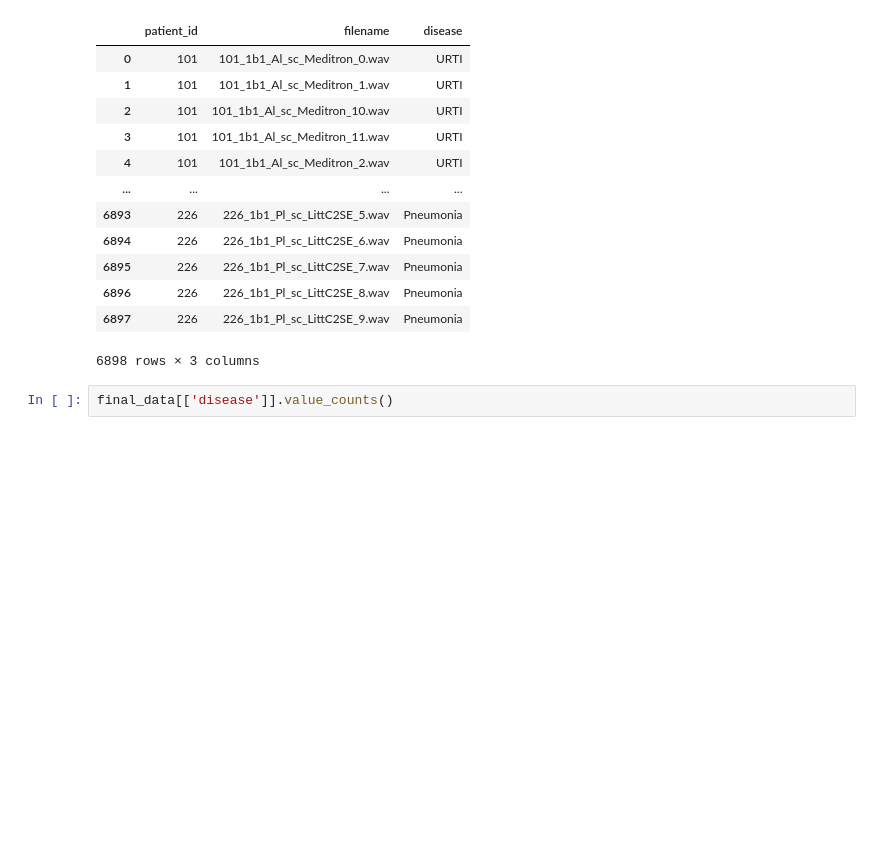
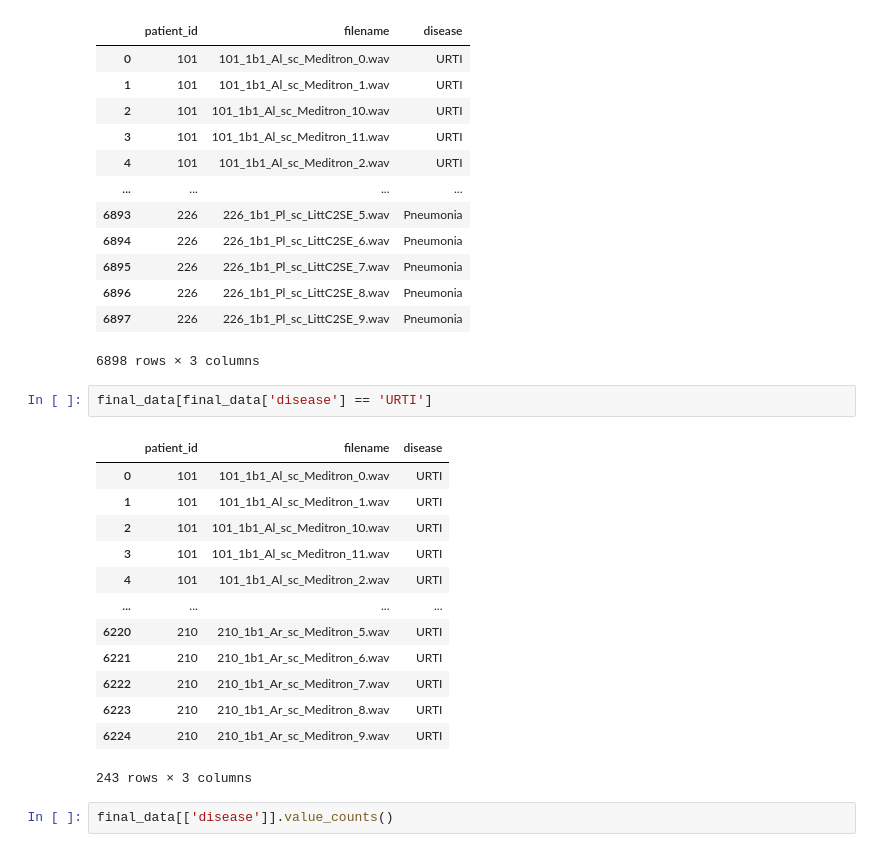
Before and after one commit to mahesh15913/Analysis-Prediction-of-Lung-diseases-using-Lung-Beats, a Jupyter notebook: lung.ipynb, the cells around one changed output. Drawn from its saved outputs; the diff is of its cells as text; blank space fills up the shorter version.

```diff
--- a/lung.ipynb
+++ b/lung.ipynb
@@ -356,6 +359,22 @@ final_data
 | 6896 | 226 | 226_1b1_Pl_sc_LittC2SE_8.wav | Pneumonia |
 | 6897 | 226 | 226_1b1_Pl_sc_LittC2SE_9.wav | Pneumonia |
 6898 rows × 3 columns
+# %%
+final_data[final_data['disease'] == 'URTI']
+# %% [output]
+|  | patient_id | filename | disease |
+| 0 | 101 | 101_1b1_Al_sc_Meditron_0.wav | URTI |
+| 1 | 101 | 101_1b1_Al_sc_Meditron_1.wav | URTI |
+| 2 | 101 | 101_1b1_Al_sc_Meditron_10.wav | URTI |
+| 3 | 101 | 101_1b1_Al_sc_Meditron_11.wav | URTI |
+| 4 | 101 | 101_1b1_Al_sc_Meditron_2.wav | URTI |
+| ... | ... | ... | ... |
+| 6220 | 210 | 210_1b1_Ar_sc_Meditron_5.wav | URTI |
+| 6221 | 210 | 210_1b1_Ar_sc_Meditron_6.wav | URTI |
+| 6222 | 210 | 210_1b1_Ar_sc_Meditron_7.wav | URTI |
+| 6223 | 210 | 210_1b1_Ar_sc_Meditron_8.wav | URTI |
+| 6224 | 210 | 210_1b1_Ar_sc_Meditron_9.wav | URTI |
+243 rows × 3 columns
 # %%
 final_data[['disease']].value_counts()
 # %% [output]
```
Also changed, not shown: parts of 51 cells of this notebook, 7 other files.
